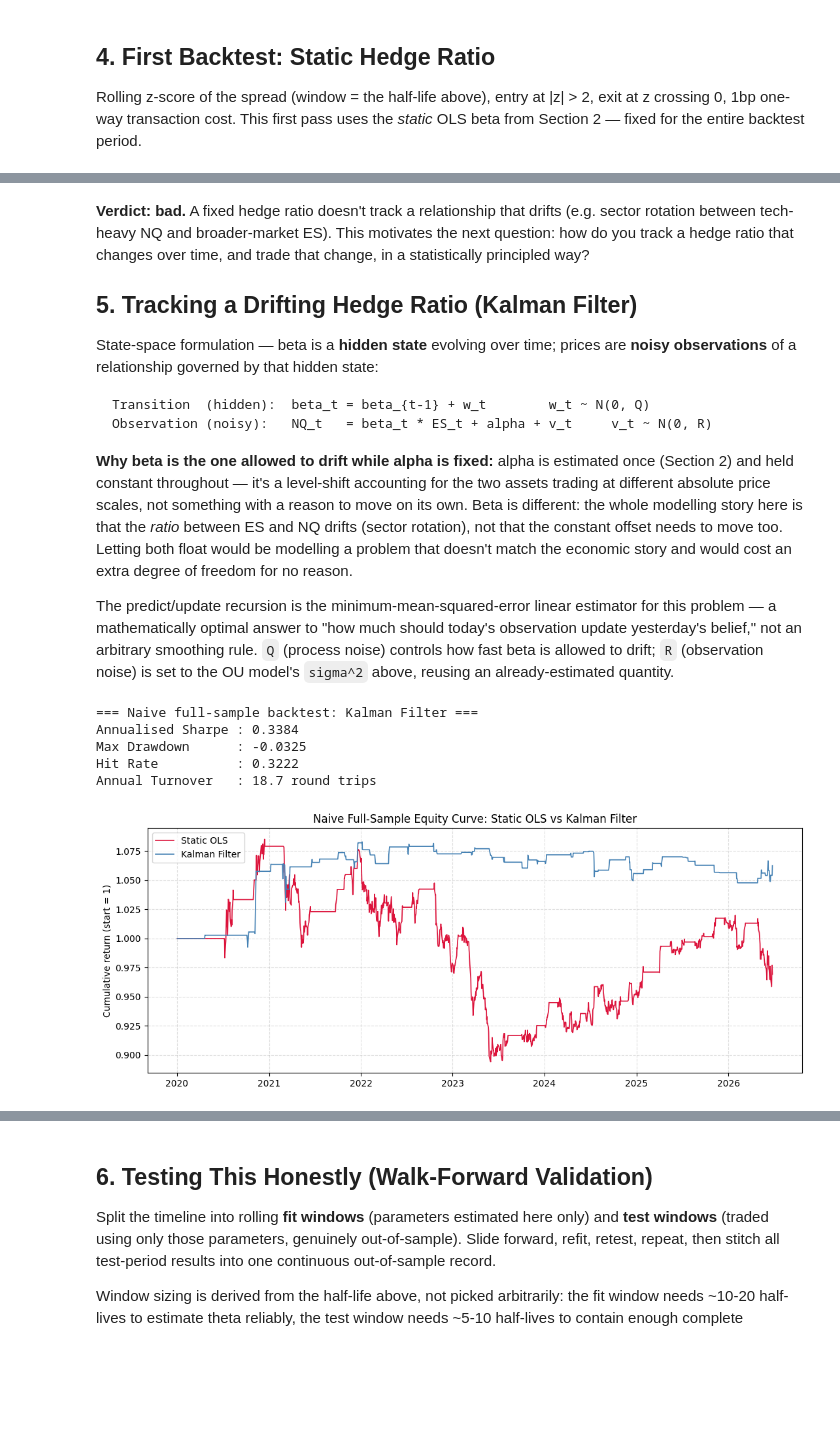
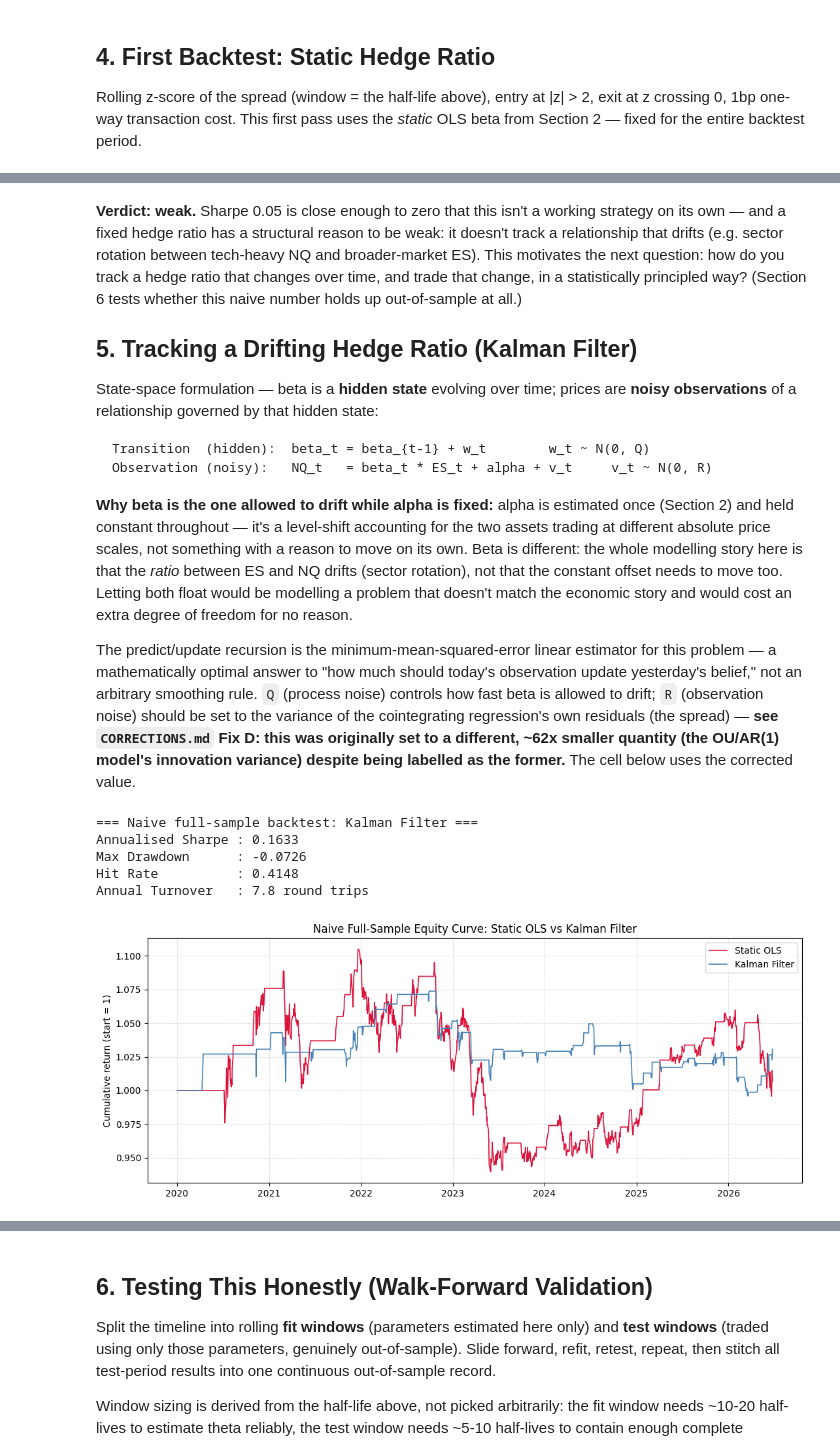
Before and after one commit to chiajialin/kalman-hedge-ratio-statarb, a Jupyter notebook: notebooks/pairs_trading_analysis.ipynb, the cells around one changed output, grey strips where cells are left out. Drawn from its saved outputs; the diff is of its cells as text; code cells hidden in the pictures; blank space fills up the shorter version.

```diff
--- a/notebooks/pairs_trading_analysis.ipynb
+++ b/notebooks/pairs_trading_analysis.ipynb
@@ -177,8 +204,10 @@ Annual Turnover   : 7.6 round trips
 # %% [markdown]
-**Verdict: bad.** A fixed hedge ratio doesn't track a relationship that drifts (e.g.
-sector rotation between tech-heavy NQ and broader-market ES). This motivates the next
-question: how do you track a hedge ratio that changes over time, and trade that
-change, in a statistically principled way?
+**Verdict: weak.** Sharpe 0.05 is close enough to zero that this isn't a working
+strategy on its own — and a fixed hedge ratio has a structural reason to be weak: it
+doesn't track a relationship that drifts (e.g. sector rotation between tech-heavy NQ
+and broader-market ES). This motivates the next question: how do you track a hedge
+ratio that changes over time, and trade that change, in a statistically principled
+way? (Section 6 tests whether this naive number holds up out-of-sample at all.)
 
 ## 5. Tracking a Drifting Hedge Ratio (Kalman Filter)
 
@@ -201,36 +230,41 @@ match the economic story and would cost an extra degree of freedom for no reason
 The predict/update recursion is the minimum-mean-squared-error linear estimator for
 this problem — a mathematically optimal answer to "how much should today's
 observation update yesterday's belief," not an arbitrary smoothing rule. `Q` (process
-noise) controls how fast beta is allowed to drift; `R` (observation noise) is set to
-the OU model's `sigma^2` above, reusing an already-estimated quantity.
+noise) controls how fast beta is allowed to drift; `R` (observation noise) should be
+set to the variance of the cointegrating regression's own residuals (the spread) —
+**see `CORRECTIONS.md` Fix D: this was originally set to a different, ~62x smaller
+quantity (the OU/AR(1) model's innovation variance) despite being labelled as the
+former.** The cell below uses the corrected value.
 # %%
 from kalman_filter import kalman_hedge_ratio
 
 Q_KALMAN_NAIVE = 1e-5
-R_KALMAN = ou_params["sigma"] ** 2
+# R = variance of the cointegrating regression's own residuals (the spread), not the
+# OU/AR(1) innovation variance -- see CORRECTIONS.md Fix D.
+R_KALMAN = spread.var()
 
-beta_kalman = kalman_hedge_ratio(nq_log, es_log, alpha, Q_KALMAN_NAIVE, R_KALMAN)
+beta_kalman = kalman_hedge_ratio(nq_log, es_log, alpha, Q_KALMAN_NAIVE, R_KALMAN, initial_beta=beta)
 
 spread_kalman = build_spread(nq_log, es_log, beta_kalman, alpha)
 z_kalman = zscore(spread_kalman, hl)
 pos_kalman = generate_signals(z_kalman, ENTRY_THRESHOLD, EXIT_THRESHOLD)
 ret_kalman = compute_returns(pos_kalman, nq_log, es_log, beta_kalman, COST_BPS)
 
 print("=== Naive full-sample backtest: Kalman Filter ===")
 metrics_kalman = compute_metrics(ret_kalman, pos_kalman)
 
 fig, ax = plt.subplots(figsize=(11, 4.5))
 ax.plot((1 + ret_static).cumprod(), color="crimson", linewidth=1.2, label="Static OLS")
 ax.plot((1 + ret_kalman).cumprod(), color="steelblue", linewidth=1.2, label="Kalman Filter")
 ax.set_title("Naive Full-Sample Equity Curve: Static OLS vs Kalman Filter")
 ax.set_ylabel("Cumulative return (start = 1)")
 ax.legend(); ax.grid(True, linestyle="--", alpha=0.4)
 plt.tight_layout(); plt.show()
 # %% [output]
 === Naive full-sample backtest: Kalman Filter ===
-Annualised Sharpe : 0.3384
-Max Drawdown      : -0.0325
-Hit Rate          : 0.3222
-Annual Turnover   : 18.7 round trips
+Annualised Sharpe : 0.1633
+Max Drawdown      : -0.0726
+Hit Rate          : 0.4148
+Annual Turnover   : 7.8 round trips
-[figure, old version]
+[figure, new version]
 # %% [markdown]
```
Also changed, not shown: parts of 24 cells of this notebook.
